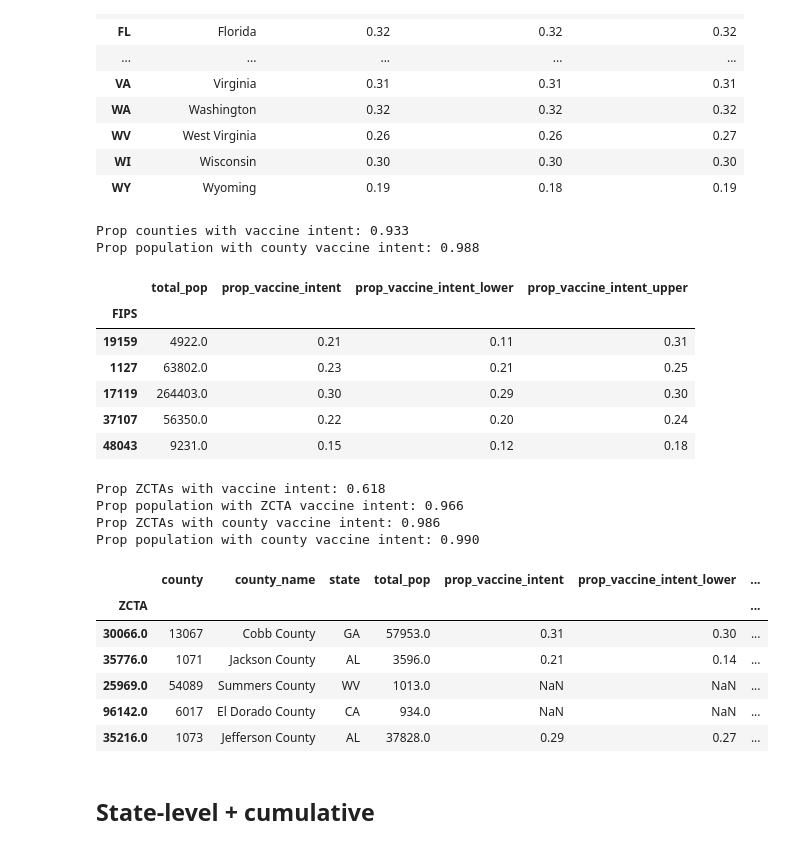
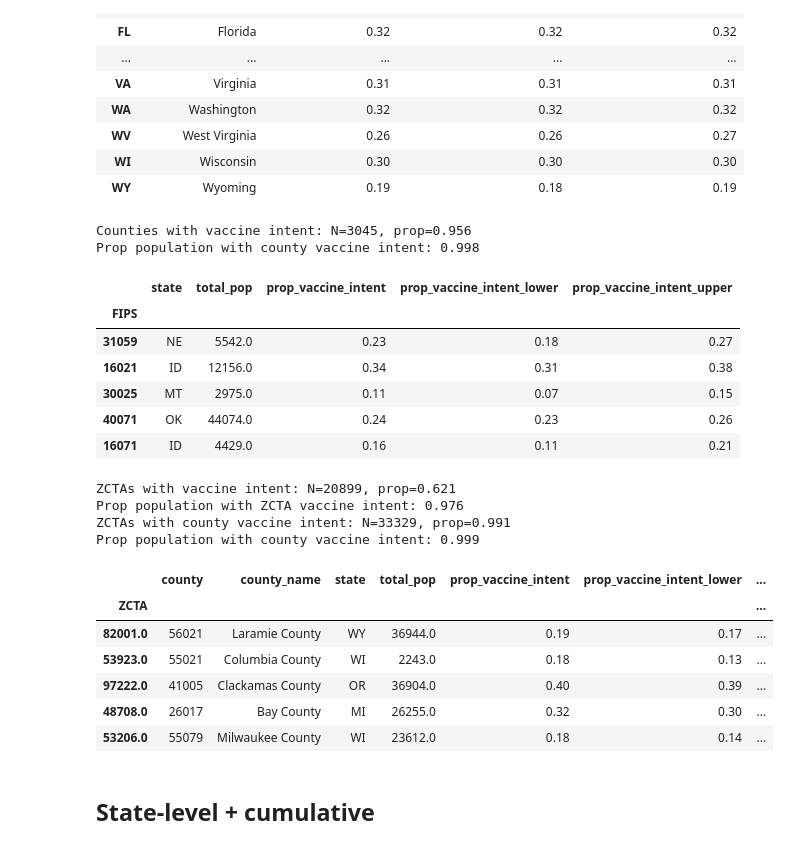
Before and after one commit to microsoft/vaccine_search_study, a Jupyter notebook: vaccine_intent_rates.ipynb, the cells around one changed output. Drawn from its saved outputs; the diff is of its cells as text; code cells hidden in the pictures.

```diff
--- a/vaccine_intent_rates.ipynb
+++ b/vaccine_intent_rates.ipynb
@@ -269,6 +269,7 @@ Can assign 7290960 (97.90%) of vaccine intent users to County
 prop_cols = ['prop_vaccine_intent', 'prop_vaccine_intent_lower', 'prop_vaccine_intent_upper']
 state_df = pd.read_csv('../data/state_abbrs.csv')[['State', 'Code']]
 state_df = state_df.rename(columns={'State': 'state', 'Code': 'abbr'}).set_index('abbr')
+state_abbrs = state_df.index.values
 vis = [get_cumulative_prop_vaccine_intent_with_ci(state2zctas[s], merged_zcta_df) for s in state_df.index]
 vi_df = pd.DataFrame(vis, columns=prop_cols, index=state_df.index)
 state_df = state_df.merge(vi_df, how='inner', left_index=True, right_index=True)
@@ -294,35 +295,42 @@ state_df.round(2)
 | WI | Wisconsin | 0.30 | 0.30 | 0.30 |
 | WY | Wyoming | 0.19 | 0.18 | 0.19 |
 # %%
-# make county csv - include all counties, not only kept counties
+# make county csv - include all counties in US states, not only counties that we have VI rates for
 vis = [get_cumulative_prop_vaccine_intent_with_ci(county2zctas[c], merged_zcta_df)
        if c in county2zctas else np.nan for c in county_demo_df.index]
 vi_df = pd.DataFrame(vis, columns=prop_cols, index=county_demo_df.index)
-all_counties = pd.merge(county_demo_df['total_pop'], vi_df, how='inner',
+all_counties = pd.merge(county_demo_df[['state', 'total_pop']], vi_df, how='inner',
                         left_index=True, right_index=True)
+in_states = all_counties.state.isin(state_abbrs)
+assert all(all_counties[~in_states].prop_vaccine_intent.isna())
+all_counties = all_counties[in_states]  # keep counties in states
 
 has_vi = ~(all_counties.prop_vaccine_intent.isna())
-print('Prop counties with vaccine intent: %.3f' % has_vi.mean())
+print('Counties with vaccine intent: N=%d, prop=%.3f' % (has_vi.sum(), has_vi.mean()))
 print('Prop population with county vaccine intent: %.3f' % (
     (all_counties.total_pop * has_vi.astype(int)).sum() / all_counties.total_pop.sum()))
 all_counties.round(2).to_csv(os.path.join(PATH_TO_RESULTS, 'county_data.csv'), index=True)
 all_counties.round(2).sample(5)
 # %% [output]
-Prop counties with vaccine intent: 0.933
-Prop population with county vaccine intent: 0.988
+Counties with vaccine intent: N=3045, prop=0.956
+Prop population with county vaccine intent: 0.998
-|  | total_pop | prop_vaccine_intent | prop_vaccine_intent_lower | prop_vaccine_intent_upper |
-| FIPS |  |  |  |  |
-| 19159 | 4922.0 | 0.21 | 0.11 | 0.31 |
-| 1127 | 63802.0 | 0.23 | 0.21 | 0.25 |
-| 17119 | 264403.0 | 0.30 | 0.29 | 0.30 |
-| 37107 | 56350.0 | 0.22 | 0.20 | 0.24 |
-| 48043 | 9231.0 | 0.15 | 0.12 | 0.18 |
+|  | state | total_pop | prop_vaccine_intent | prop_vaccine_intent_lower | prop_vaccine_intent_upper |
+| FIPS |  |  |  |  |  |
+| 31059 | NE | 5542.0 | 0.23 | 0.18 | 0.27 |
+| 16021 | ID | 12156.0 | 0.34 | 0.31 | 0.38 |
+| 30025 | MT | 2975.0 | 0.11 | 0.07 | 0.15 |
+| 40071 | OK | 44074.0 | 0.24 | 0.23 | 0.26 |
+| 16071 | ID | 4429.0 | 0.16 | 0.11 | 0.21 |
 # %%
-# make ZCTA csv - include all ZCTAs, not only kept ZCTAs
+# make ZCTA csv - include all ZCTAs in US states, not only ZCTAs that we have VI rates for
 all_zctas = zcta_df[['county', 'county_name', 'state', 'total_pop']].merge(
     merged_zcta_df[prop_cols], how='left', left_index=True, right_index=True)
+in_states = all_zctas.state.isin(state_abbrs)
+assert all(all_zctas[~in_states].prop_vaccine_intent.isna())
+all_zctas = all_zctas[in_states]  # keep ZCTAs in states
+
 has_vi = ~(all_zctas.prop_vaccine_intent.isna())
-print('Prop ZCTAs with vaccine intent: %.3f' % has_vi.mean())
+print('ZCTAs with vaccine intent: N=%d, prop=%.3f' % (has_vi.sum(), has_vi.mean()))
 print('Prop population with ZCTA vaccine intent: %.3f' % (
     (all_zctas.total_pop * has_vi.astype(int)).sum() / all_zctas.total_pop.sum()))
 
@@ -330,24 +338,24 @@ print('Prop population with ZCTA vaccine intent: %.3f' % (
 county_subdf = all_counties[prop_cols].rename(columns={c:f'county_{c}' for c in prop_cols})
 all_zctas = all_zctas.merge(county_subdf, how='left', left_on='county', right_index=True)
 has_vi = ~(all_zctas.county_prop_vaccine_intent.isna())
-print('Prop ZCTAs with county vaccine intent: %.3f' % has_vi.mean())
+print('ZCTAs with county vaccine intent: N=%d, prop=%.3f' % (has_vi.sum(), has_vi.mean()))
 print('Prop population with county vaccine intent: %.3f' % (
     (all_zctas.total_pop * has_vi.astype(int)).sum() / all_zctas.total_pop.sum()))
 
 all_zctas.round(2).to_csv(os.path.join(PATH_TO_RESULTS, 'zcta_data.csv'), index=True)
 all_zctas.round(2).sample(5)
 # %% [output]
-Prop ZCTAs with vaccine intent: 0.618
-Prop population with ZCTA vaccine intent: 0.966
-Prop ZCTAs with county vaccine intent: 0.986
-Prop population with county vaccine intent: 0.990
+ZCTAs with vaccine intent: N=20899, prop=0.621
+Prop population with ZCTA vaccine intent: 0.976
+ZCTAs with county vaccine intent: N=33329, prop=0.991
+Prop population with county vaccine intent: 0.999
 |  | county | county_name | state | total_pop | prop_vaccine_intent | prop_vaccine_intent_lower | ... |
 | ZCTA |  |  |  |  |  |  | ... |
-| 30066.0 | 13067 | Cobb County | GA | 57953.0 | 0.31 | 0.30 | ... |
-| 35776.0 | 1071 | Jackson County | AL | 3596.0 | 0.21 | 0.14 | ... |
-| 25969.0 | 54089 | Summers County | WV | 1013.0 | NaN | NaN | ... |
-| 96142.0 | 6017 | El Dorado County | CA | 934.0 | NaN | NaN | ... |
-| 35216.0 | 1073 | Jefferson County | AL | 37828.0 | 0.29 | 0.27 | ... |
+| 82001.0 | 56021 | Laramie County | WY | 36944.0 | 0.19 | 0.17 | ... |
+| 53923.0 | 55021 | Columbia County | WI | 2243.0 | 0.18 | 0.13 | ... |
+| 97222.0 | 41005 | Clackamas County | OR | 36904.0 | 0.40 | 0.39 | ... |
+| 48708.0 | 26017 | Bay County | MI | 26255.0 | 0.32 | 0.30 | ... |
+| 53206.0 | 55079 | Milwaukee County | WI | 23612.0 | 0.18 | 0.14 | ... |
 # %% [markdown]
 ## State-level + cumulative
 # %%
```
Also changed, not shown: parts of 1 cell of this notebook, 1 other file.
